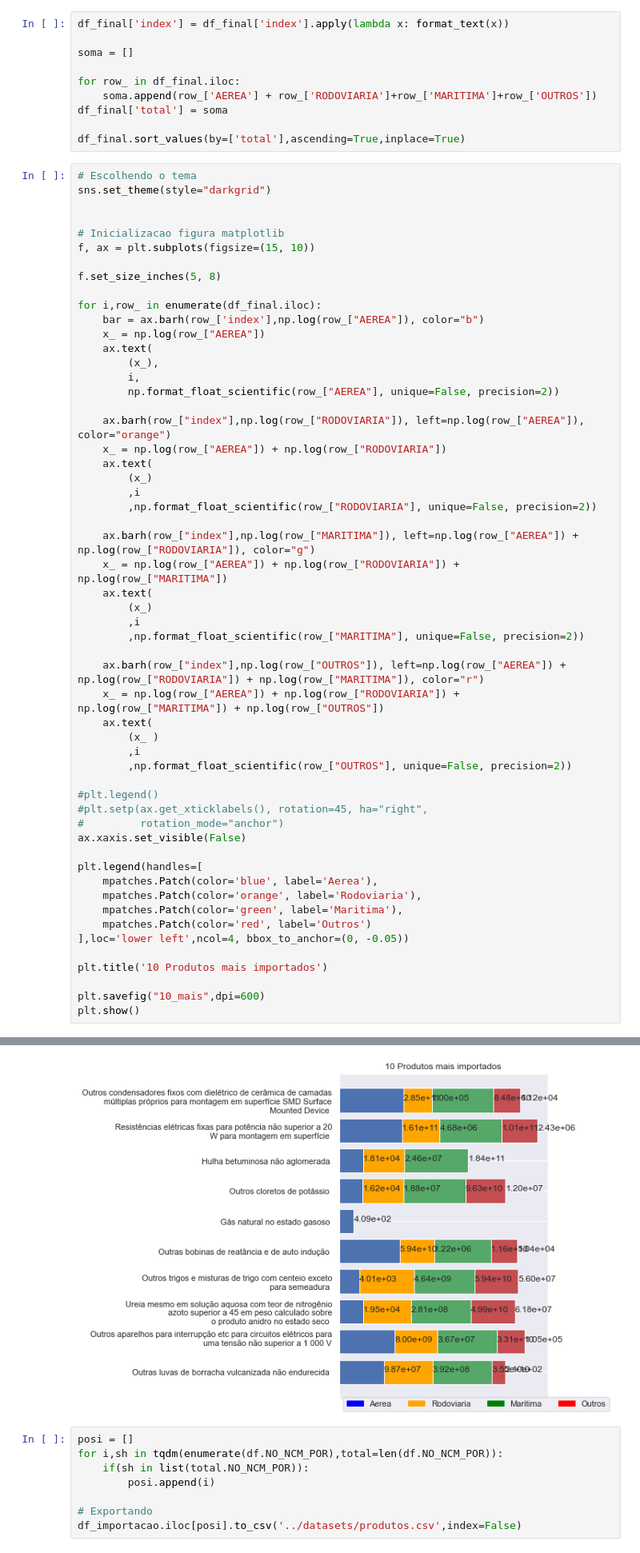
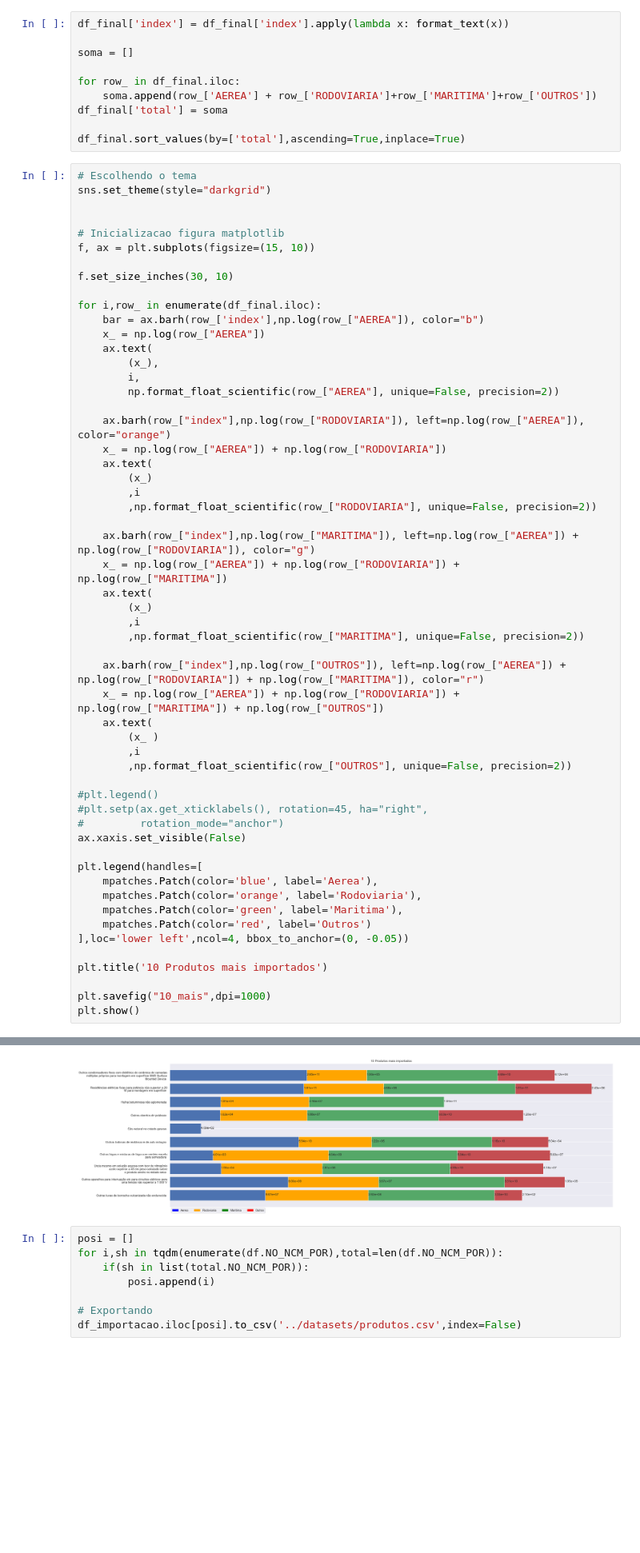
Before and after one commit to Migliorin/Comex-Data-Analysis, a Jupyter notebook: notebooks/analise_dados.ipynb, the cells around one changed output, grey strips where cells are left out. Shown: that part at 80% size. Saved outputs shown, nothing was run; the diff lists cells and outputs as text; blank space fills up the shorter version.

Commit message:
Adjust graphs

```diff
--- a/notebooks/analise_dados.ipynb
+++ b/notebooks/analise_dados.ipynb
@@ -495,7 +495,7 @@ sns.set_theme(style="darkgrid")
 # Inicializacao figura matplotlib
 f, ax = plt.subplots(figsize=(15, 10))
 
-f.set_size_inches(5, 8)
+f.set_size_inches(30, 10)
 
 for i,row_ in enumerate(df_final.iloc):
     bar = ax.barh(row_['index'],np.log(row_["AEREA"]), color="b")
@@ -531,35 +531,35 @@ for i,row_ in enumerate(df_final.iloc):
 #         rotation_mode="anchor")
 ax.xaxis.set_visible(False)
 
 plt.legend(handles=[
     mpatches.Patch(color='blue', label='Aerea'),
     mpatches.Patch(color='orange', label='Rodoviaria'),
     mpatches.Patch(color='green', label='Maritima'),
     mpatches.Patch(color='red', label='Outros')
 ],loc='lower left',ncol=4, bbox_to_anchor=(0, -0.05))
 
 plt.title('10 Produtos mais importados')
 
-plt.savefig("10_mais",dpi=600)
+plt.savefig("10_mais",dpi=1000)
 plt.show()
 # %% [output]
 posx and posy should be finite values
 posx and posy should be finite values
 posx and posy should be finite values
 posx and posy should be finite values
 posx and posy should be finite values
 posx and posy should be finite values
 posx and posy should be finite values
 posx and posy should be finite values
 posx and posy should be finite values
 posx and posy should be finite values
 posx and posy should be finite values
 posx and posy should be finite values
 posx and posy should be finite values
 posx and posy should be finite values
 posx and posy should be finite values
 posx and posy should be finite values
-[figure, old version]
+[figure, new version]
 # %%
 posi = []
 for i,sh in tqdm(enumerate(df.NO_NCM_POR),total=len(df.NO_NCM_POR)):
```
Also changed, not shown: 1 other file.
